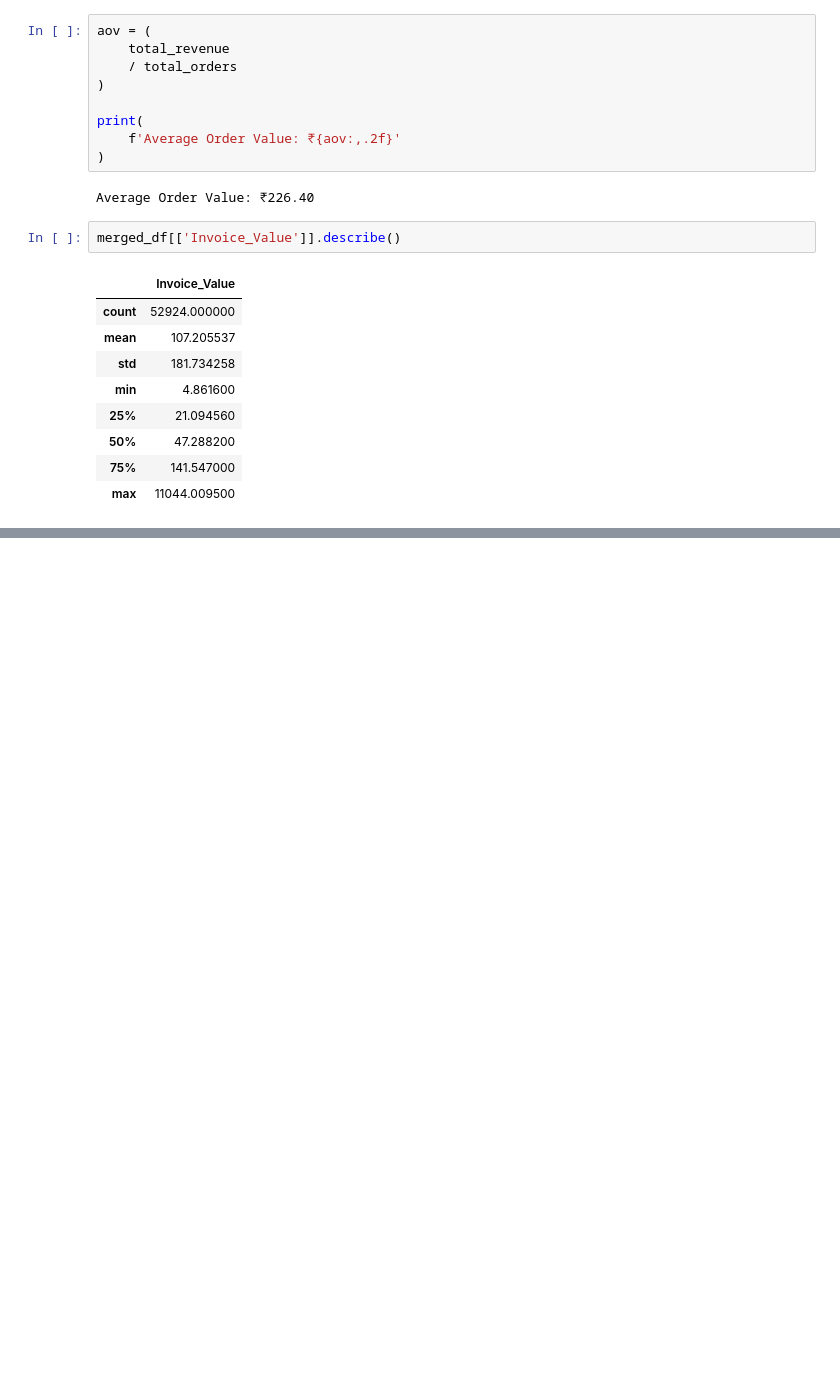
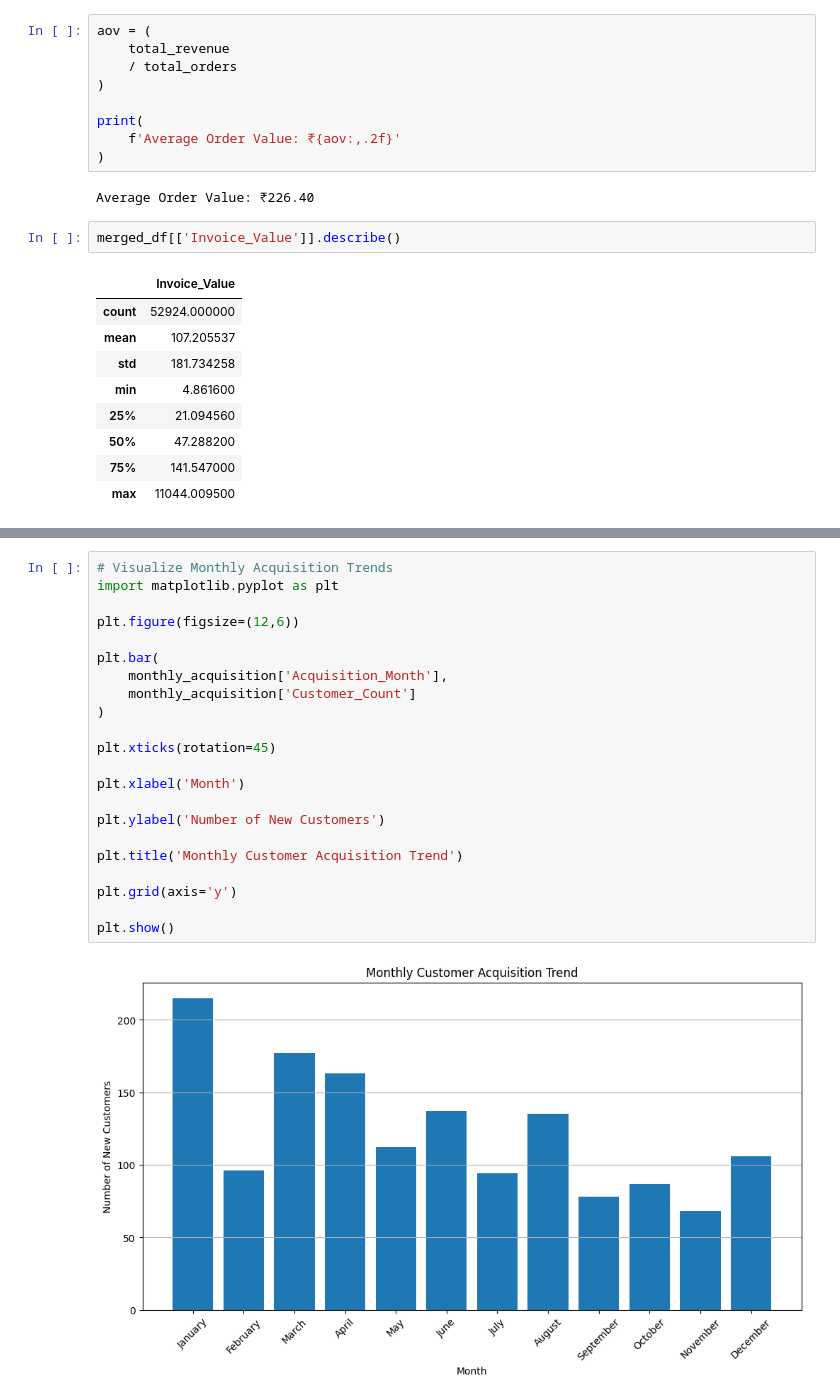
Before and after one commit to anp2/Declarative-Pipeline, a Jupyter notebook: EcommProj.ipynb, the cells around one changed output, grey strips where cells are left out. Cells and saved outputs as stored; diff of their text form; blank space fills up the shorter version.

```diff
--- a/EcommProj.ipynb
+++ b/EcommProj.ipynb
@@ -767,0 +942,24 @@ merged_df[['Invoice_Value']].describe()
+# %%
+# Visualize Monthly Acquisition Trends
+import matplotlib.pyplot as plt
+
+plt.figure(figsize=(12,6))
+
+plt.bar(
+    monthly_acquisition['Acquisition_Month'],
+    monthly_acquisition['Customer_Count']
+)
+
+plt.xticks(rotation=45)
+
+plt.xlabel('Month')
+
+plt.ylabel('Number of New Customers')
+
+plt.title('Monthly Customer Acquisition Trend')
+
+plt.grid(axis='y')
+
+plt.show()
+# %% [output]
+[figure, added]
```
Also changed, not shown: parts of 37 cells of this notebook.
